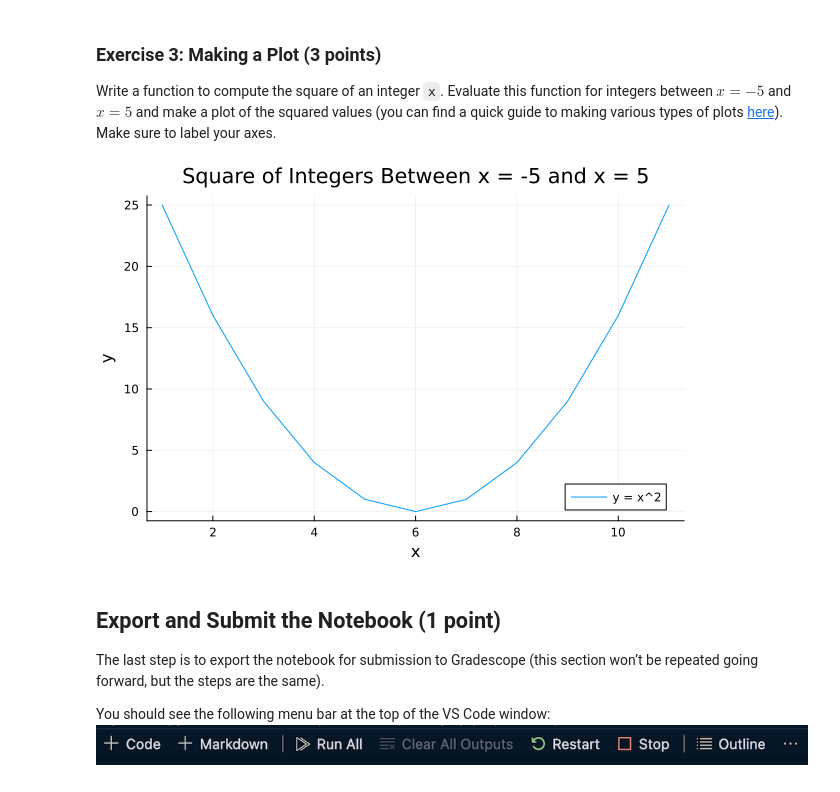
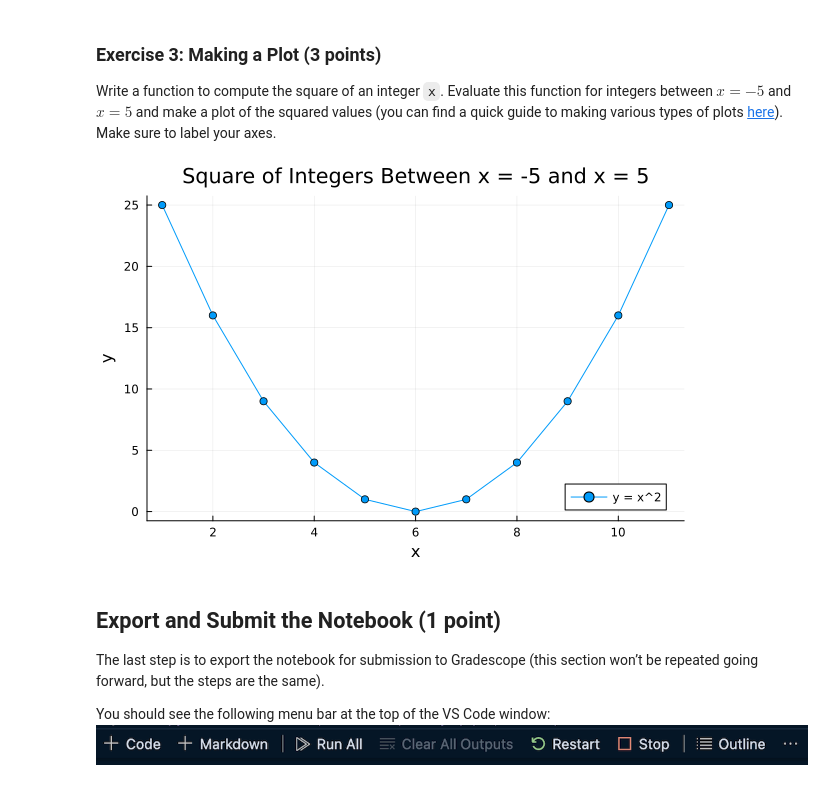
Before and after one commit to BEE4750-FA23/lab-01-mayazoeyu, a Jupyter notebook: lab01.ipynb, the cells around one changed output. Saved outputs shown, nothing was run; the diff lists cells and outputs as text; code cells hidden in the pictures.

```diff
--- a/lab01.ipynb
+++ b/lab01.ipynb
@@ -286,14 +286,14 @@ axes.
 # %%
 # insert your code here
 function square(x)
     y = x .* x
     return y
 end
 x = -5:1:5
 square(x)
-plot(square(x), title = "Square of Integers Between x = -5 and x = 5", label = "y = x^2", xlabel = "x", ylabel = "y")
+plot(square(x), title = "Square of Integers Between x = -5 and x = 5", label = "y = x^2", xlabel = "x", ylabel = "y", marker = :circle)
 # %% [output]
-[figure, old version]
+[figure, new version]
 # %% [markdown]
 ## Export and Submit the Notebook (1 point)
 
```
Also changed, not shown: parts of 1 cell of this notebook.
